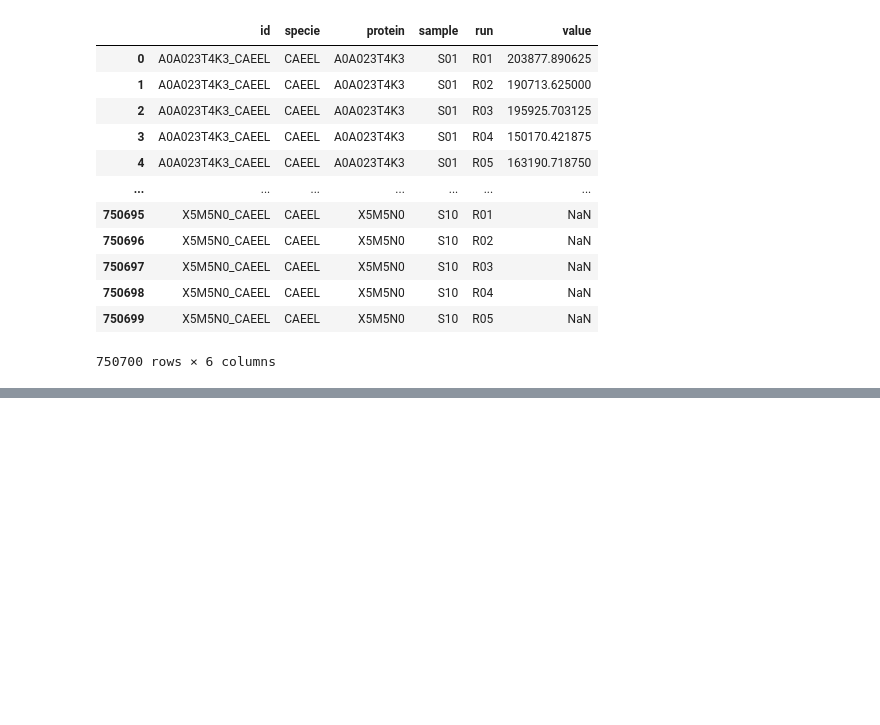
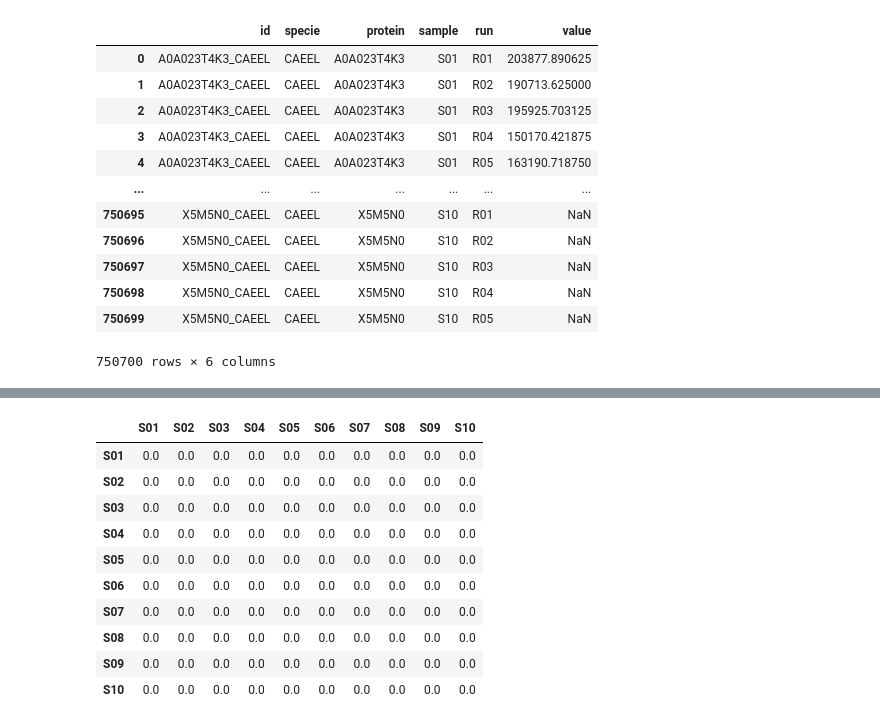
Before and after one commit to patruong/bayesMS, a Jupyter notebook: index.ipynb, the cells around one changed output, grey strips where cells are left out. Drawn from its saved outputs; the diff is of its cells as text; code cells hidden in the pictures; blank space fills up the shorter version.

```diff
--- a/index.ipynb
+++ b/index.ipynb
@@ -876,3 +877,5 @@ os.listdir()
+# %%
+ pd.set_option('display.max_rows', 10)
 # %%
 spec = pd.read_pickle(r'spectronaut.pkl')
 triq = pd.read_pickle(r'triqler.pkl')
@@ -958,0 +1219,17 @@ spec
+# %%
+
+ARATH_FC_matrix, CAEEL_FC_matrix, HUMAN_FC_matrix = get_log2FC_ratio_matrices()
+# %%
+ARATH_FC_matrix
+# %% [output]
+|  | S01 | S02 | S03 | S04 | S05 | S06 | S07 | S08 | S09 | S10 |
+| S01 | 0.0 | 0.0 | 0.0 | 0.0 | 0.0 | 0.0 | 0.0 | 0.0 | 0.0 | 0.0 |
+| S02 | 0.0 | 0.0 | 0.0 | 0.0 | 0.0 | 0.0 | 0.0 | 0.0 | 0.0 | 0.0 |
+| S03 | 0.0 | 0.0 | 0.0 | 0.0 | 0.0 | 0.0 | 0.0 | 0.0 | 0.0 | 0.0 |
+| S04 | 0.0 | 0.0 | 0.0 | 0.0 | 0.0 | 0.0 | 0.0 | 0.0 | 0.0 | 0.0 |
+| S05 | 0.0 | 0.0 | 0.0 | 0.0 | 0.0 | 0.0 | 0.0 | 0.0 | 0.0 | 0.0 |
+| S06 | 0.0 | 0.0 | 0.0 | 0.0 | 0.0 | 0.0 | 0.0 | 0.0 | 0.0 | 0.0 |
+| S07 | 0.0 | 0.0 | 0.0 | 0.0 | 0.0 | 0.0 | 0.0 | 0.0 | 0.0 | 0.0 |
+| S08 | 0.0 | 0.0 | 0.0 | 0.0 | 0.0 | 0.0 | 0.0 | 0.0 | 0.0 | 0.0 |
+| S09 | 0.0 | 0.0 | 0.0 | 0.0 | 0.0 | 0.0 | 0.0 | 0.0 | 0.0 | 0.0 |
+| S10 | 0.0 | 0.0 | 0.0 | 0.0 | 0.0 | 0.0 | 0.0 | 0.0 | 0.0 | 0.0 |
```
Also changed, not shown: parts of 41 cells of this notebook, 1 other file.
